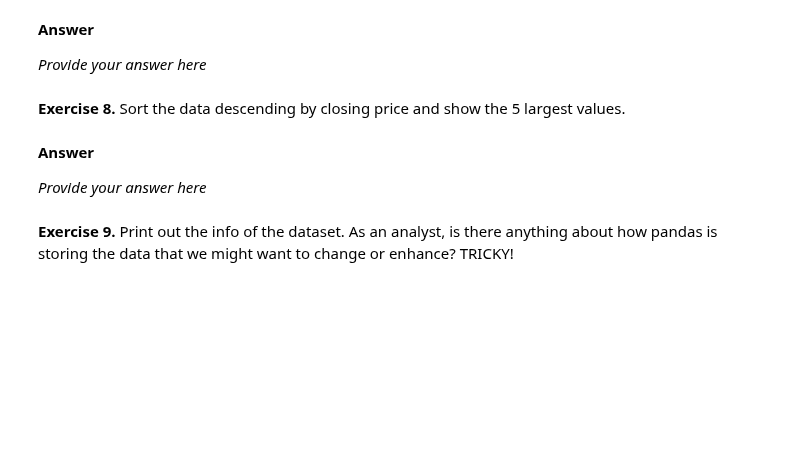
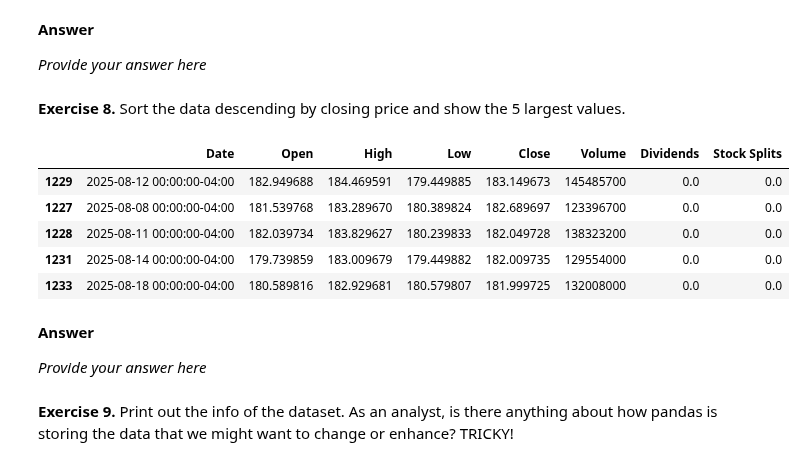
Before and after one commit to laglead/IS834_Fall_2026, a Jupyter notebook: Session 03 - Pandas I - Importing and Exploration/03_Analytics_with_pandas.ipynb, the cells around one changed output. Saved outputs shown, nothing was run; the diff lists cells and outputs as text; code cells hidden in the pictures; blank space fills up the shorter version.

```diff
--- a/Session 03 - Pandas I - Importing and Exploration/03_Analytics_with_pandas.ipynb
+++ b/Session 03 - Pandas I - Importing and Exploration/03_Analytics_with_pandas.ipynb
@@ -389,6 +443,14 @@ nvidia.describe(include='all')
 **Exercise 8.** Sort the data descending by closing price and show the 5 largest values.
 # %%
 # Your code here
+nvidia.sort_values('Close', ascending=False).head(5)
+# %% [output]
+|  | Date | Open | High | Low | Close | Volume | Dividends | Stock Splits |
+| 1229 | 2025-08-12 00:00:00-04:00 | 182.949688 | 184.469591 | 179.449885 | 183.149673 | 145485700 | 0.0 | 0.0 |
+| 1227 | 2025-08-08 00:00:00-04:00 | 181.539768 | 183.289670 | 180.389824 | 182.689697 | 123396700 | 0.0 | 0.0 |
+| 1228 | 2025-08-11 00:00:00-04:00 | 182.039734 | 183.829627 | 180.239833 | 182.049728 | 138323200 | 0.0 | 0.0 |
+| 1231 | 2025-08-14 00:00:00-04:00 | 179.739859 | 183.009679 | 179.449882 | 182.009735 | 129554000 | 0.0 | 0.0 |
+| 1233 | 2025-08-18 00:00:00-04:00 | 180.589816 | 182.929681 | 180.579807 | 181.999725 | 132008000 | 0.0 | 0.0 |
 # %% [markdown]
 **Answer**
 
```
Also changed, not shown: parts of 59 cells of this notebook.
